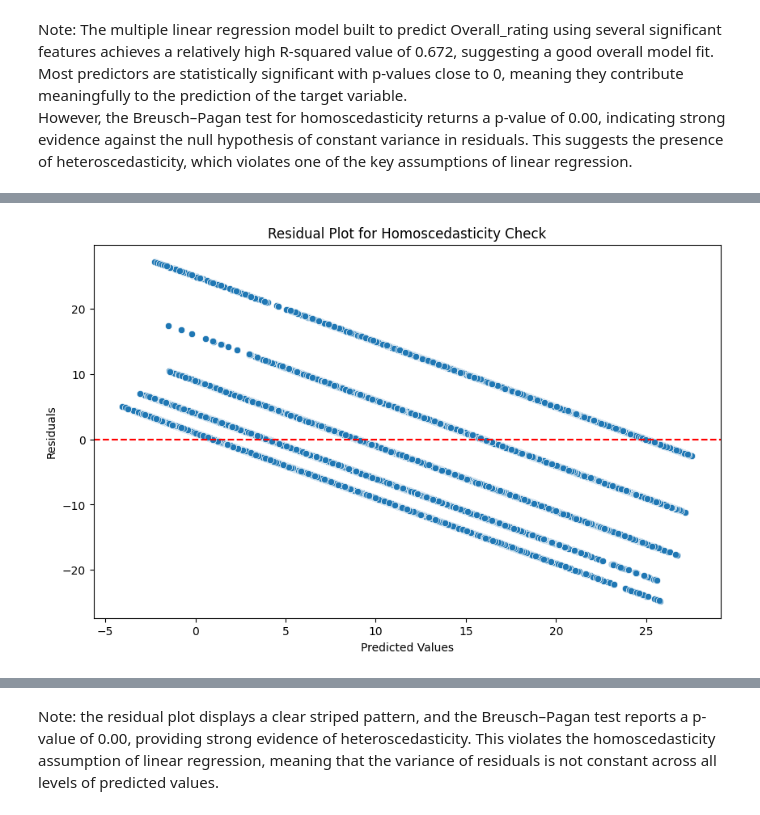
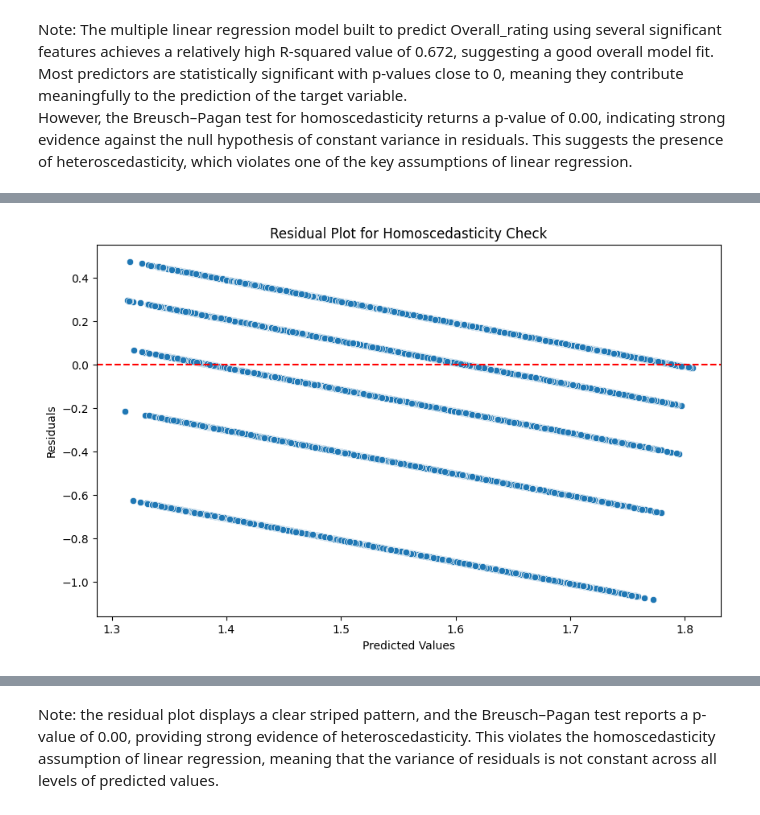
Before and after one commit to yceugene/DA_Proj_G7, a Jupyter notebook: src/team7_presentation5.ipynb, the cells around one changed output, grey strips where cells are left out. Saved outputs shown, nothing was run; the diff lists cells and outputs as text; code cells hidden in the pictures.

Commit message:
Rename model name to model_mlr_h for highCorrFiltered Columns.

```diff
--- a/src/team7_presentation5.ipynb
+++ b/src/team7_presentation5.ipynb
@@ -1464,11 +1464,11 @@ encoded_df.columns = encoded_df.columns.str.replace(r'[^\w\s]', '', regex=True)
 formula_mlr = "Overall_rating ~ " + " + ".join(highc_filtered_df.columns)
 
 # Fit the model
-model_mlr = smf.ols(formula=formula_mlr, data=encoded_df).fit()
+model_mlr_h = smf.ols(formula=formula_mlr, data=encoded_df).fit()
 
 # Print the model summary
 print("\nMLR Model Summary:")
-print(model_mlr.summary())
+print(model_mlr_h.summary())
 # %% [output]
 MLR Model Summary:
                             OLS Regression Results
@@ -1489,10 +1489,10 @@ Notes:
 [1] Standard Errors assume that the covariance matrix of the errors is correctly specified.
 # %%
 # Homoscedasticity
-homoscedasticity_plot(model_mlr)
+homoscedasticity_plot(model_mlr_h)
 
-breusch_pagan_test(model_mlr)
+breusch_pagan_test(model_mlr_h)
 # %% [output]
-[figure, old version]
+[figure, new version]
 Breusch-Pagan Test for Homoscedasticity:
 
```
Also changed, not shown: parts of 2 cells of this notebook.
